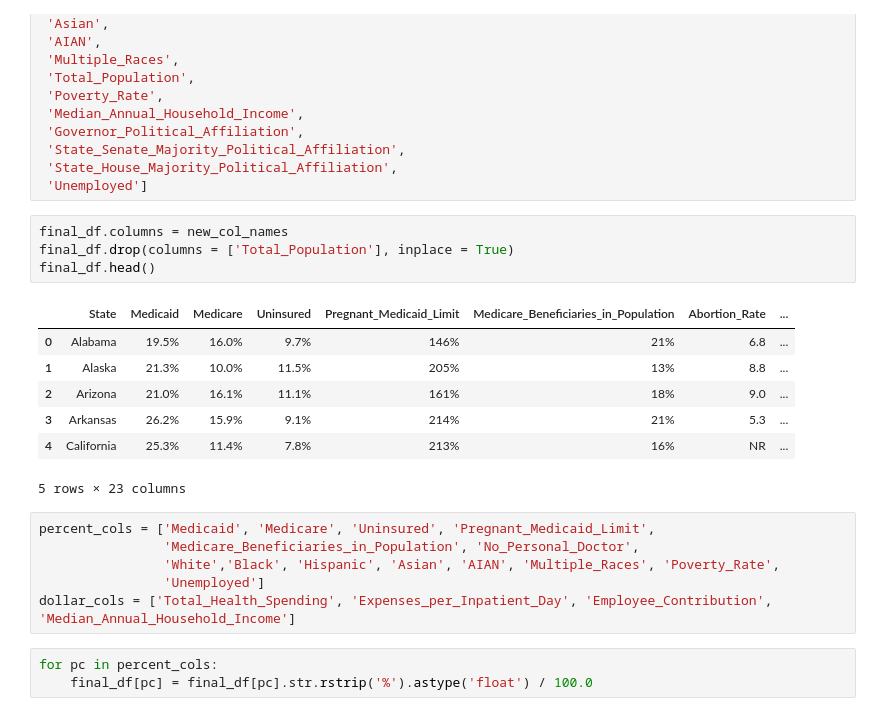
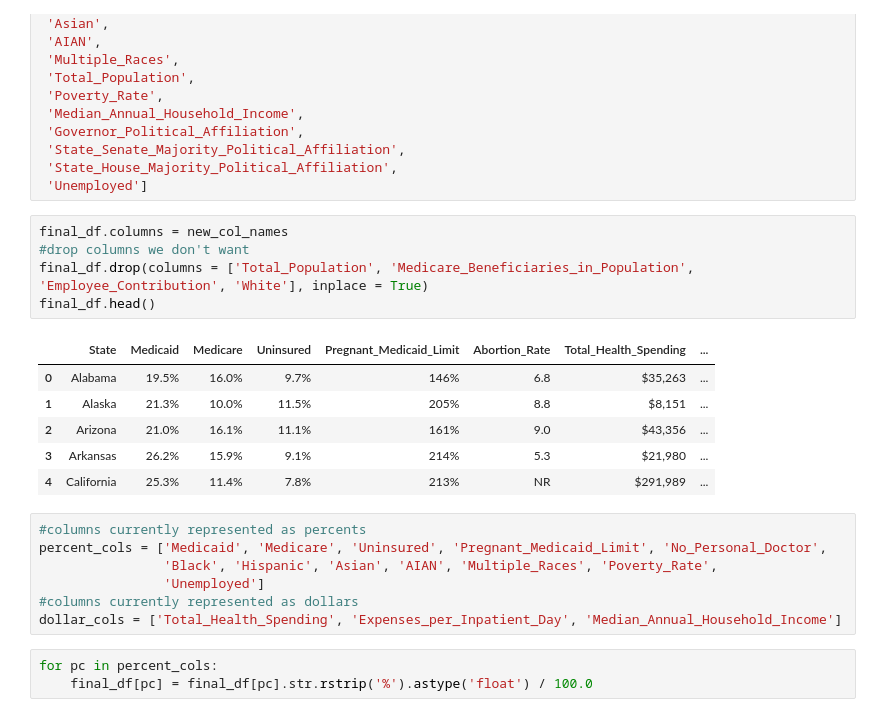
Before and after one commit to esalamon17/Maternal-Mortality-Data-Analysis, a Jupyter notebook: maternal_health.ipynb, the cells around one changed output. Cells and saved outputs as stored; diff of their text form.

```diff
--- a/maternal_health.ipynb
+++ b/maternal_health.ipynb
@@ -86,22 +81,23 @@ new_col_names = ['State',
  'Unemployed']
 # %%
 final_df.columns = new_col_names
-final_df.drop(columns = ['Total_Population'], inplace = True)
+#drop columns we don't want
+final_df.drop(columns = ['Total_Population', 'Medicare_Beneficiaries_in_Population', 'Employee_Contribution', 'White'], inplace = True)
 final_df.head()
 # %% [output]
-|  | State | Medicaid | Medicare | Uninsured | Pregnant_Medicaid_Limit | Medicare_Beneficiaries_in_Population | Abortion_Rate | ... |
-| 0 | Alabama | 19.5% | 16.0% | 9.7% | 146% | 21% | 6.8 | ... |
-| 1 | Alaska | 21.3% | 10.0% | 11.5% | 205% | 13% | 8.8 | ... |
-| 2 | Arizona | 21.0% | 16.1% | 11.1% | 161% | 18% | 9.0 | ... |
-| 3 | Arkansas | 26.2% | 15.9% | 9.1% | 214% | 21% | 5.3 | ... |
-| 4 | California | 25.3% | 11.4% | 7.8% | 213% | 16% | NR | ... |
+|  | State | Medicaid | Medicare | Uninsured | Pregnant_Medicaid_Limit | Abortion_Rate | Total_Health_Spending | ... |
+| 0 | Alabama | 19.5% | 16.0% | 9.7% | 146% | 6.8 | $35,263 | ... |
+| 1 | Alaska | 21.3% | 10.0% | 11.5% | 205% | 8.8 | $8,151 | ... |
+| 2 | Arizona | 21.0% | 16.1% | 11.1% | 161% | 9.0 | $43,356 | ... |
+| 3 | Arkansas | 26.2% | 15.9% | 9.1% | 214% | 5.3 | $21,980 | ... |
+| 4 | California | 25.3% | 11.4% | 7.8% | 213% | NR | $291,989 | ... |
-5 rows × 23 columns
 # %%
-percent_cols = ['Medicaid', 'Medicare', 'Uninsured', 'Pregnant_Medicaid_Limit',
-                'Medicare_Beneficiaries_in_Population', 'No_Personal_Doctor',
-                'White','Black', 'Hispanic', 'Asian', 'AIAN', 'Multiple_Races', 'Poverty_Rate',
+#columns currently represented as percents
+percent_cols = ['Medicaid', 'Medicare', 'Uninsured', 'Pregnant_Medicaid_Limit', 'No_Personal_Doctor',
+                'Black', 'Hispanic', 'Asian', 'AIAN', 'Multiple_Races', 'Poverty_Rate',
                 'Unemployed']
-dollar_cols = ['Total_Health_Spending', 'Expenses_per_Inpatient_Day', 'Employee_Contribution', 'Median_Annual_Household_Income']
+#columns currently represented as dollars
+dollar_cols = ['Total_Health_Spending', 'Expenses_per_Inpatient_Day', 'Median_Annual_Household_Income']
 # %%
 for pc in percent_cols:
     final_df[pc] = final_df[pc].str.rstrip('%').astype('float') / 100.0
```
Also changed, not shown: parts of 29 cells of this notebook, 7 other files.
